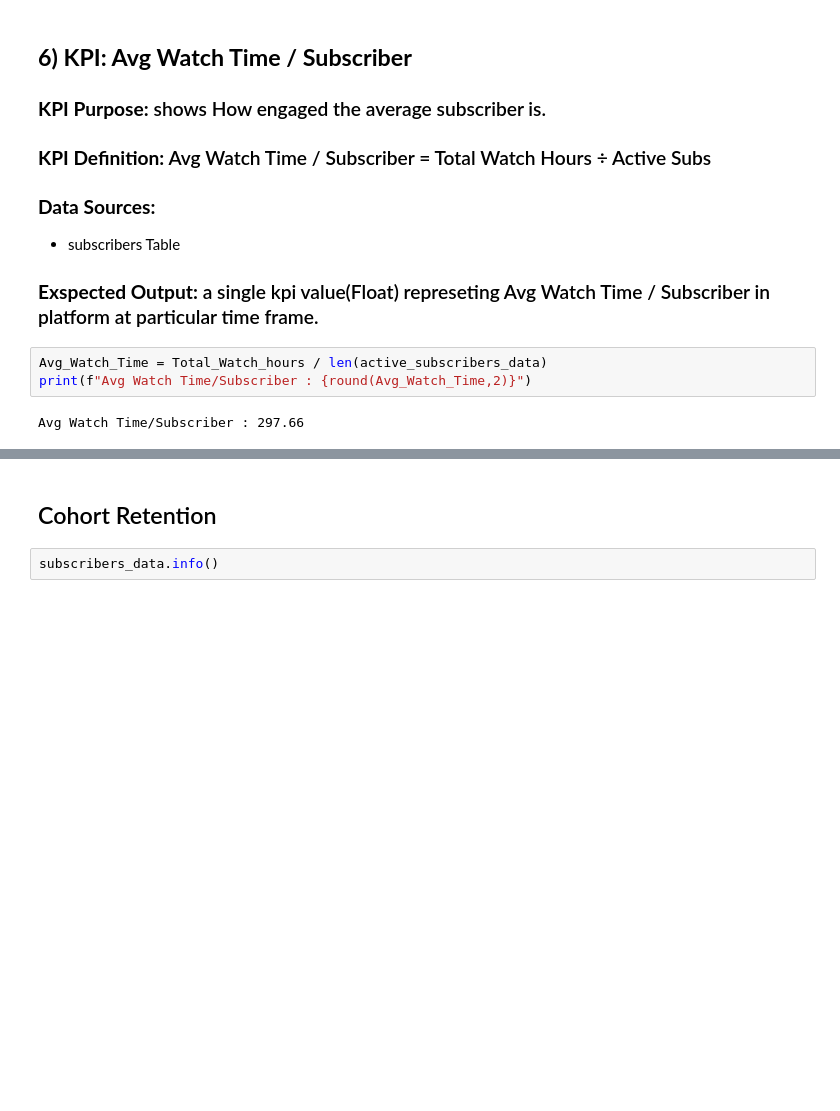
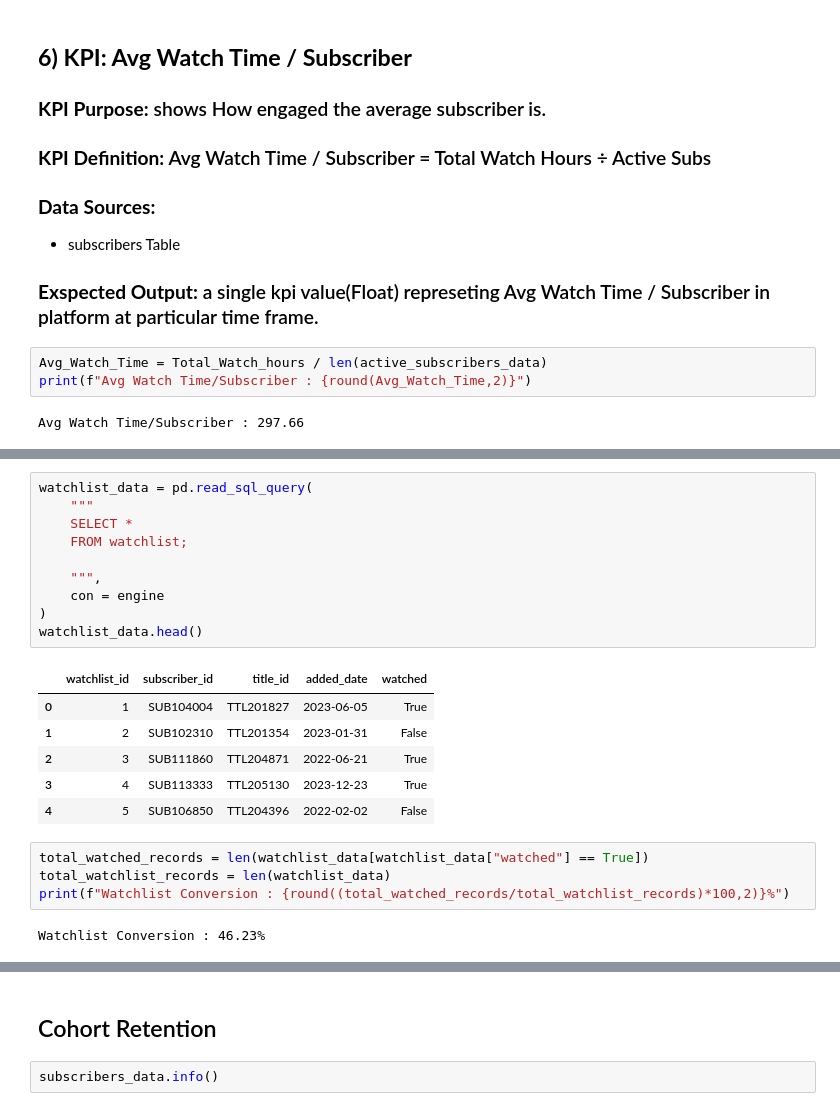
Before and after one commit to KishoreAIML/StreamFlix-Content-Analytics, a Jupyter notebook: notebooks/Phase3_KPIs_Kishore_Tirumani.ipynb, the cells around one changed output, grey strips where cells are left out. Saved outputs shown, nothing was run; the diff lists cells and outputs as text; blank space fills up the shorter version.

```diff
--- a/notebooks/Phase3_KPIs_Kishore_Tirumani.ipynb
+++ b/notebooks/Phase3_KPIs_Kishore_Tirumani.ipynb
@@ -150,0 +158,23 @@ Avg Watch Time/Subscriber : 297.66
+# %%
+watchlist_data = pd.read_sql_query(
+    """
+    SELECT *
+    FROM watchlist;
+
+    """,
+    con = engine
+)
+watchlist_data.head()
+# %% [output]
+|  | watchlist_id | subscriber_id | title_id | added_date | watched |
+| 0 | 1 | SUB104004 | TTL201827 | 2023-06-05 | True |
+| 1 | 2 | SUB102310 | TTL201354 | 2023-01-31 | False |
+| 2 | 3 | SUB111860 | TTL204871 | 2022-06-21 | True |
+| 3 | 4 | SUB113333 | TTL205130 | 2023-12-23 | True |
+| 4 | 5 | SUB106850 | TTL204396 | 2022-02-02 | False |
+# %%
+total_watched_records = len(watchlist_data[watchlist_data["watched"] == True])
+total_watchlist_records = len(watchlist_data)
+print(f"Watchlist Conversion : {round((total_watched_records/total_watchlist_records)*100,2)}%")
+# %% [output]
+Watchlist Conversion : 46.23%
```
Also changed, not shown: parts of 8 cells of this notebook, 8 other files.
